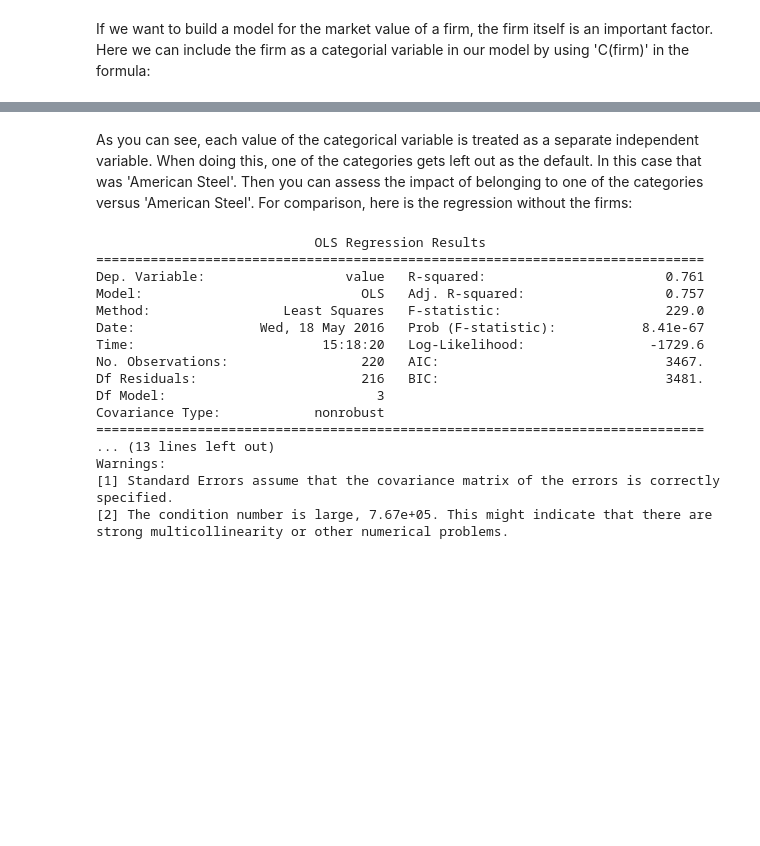
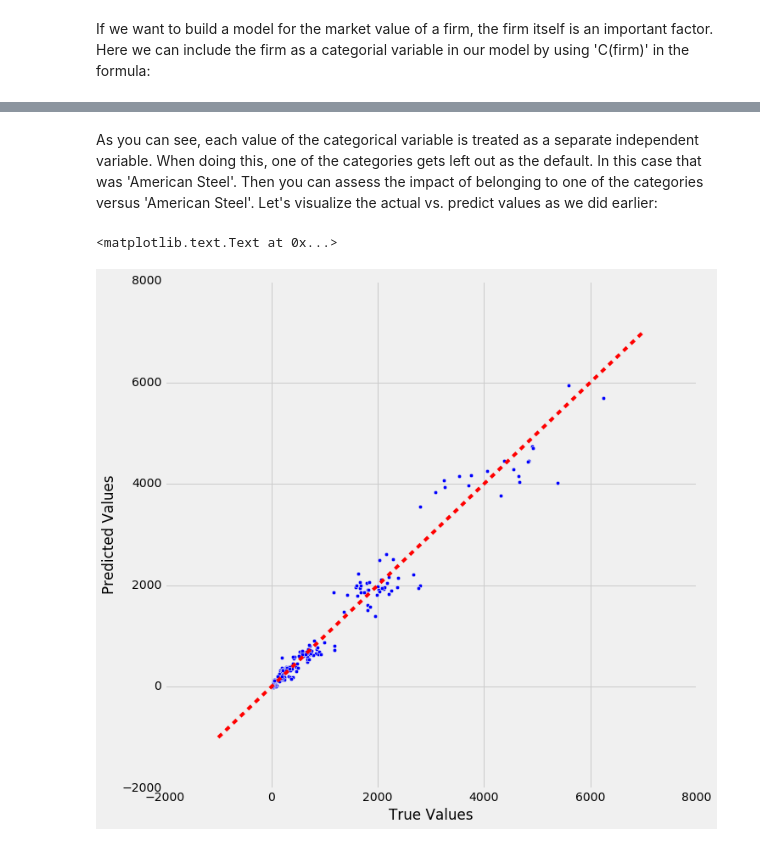
Before and after one commit to docmarionum1/python-data-science-primer, a Jupyter notebook: statsmodels/regression.ipynb, the cells around one changed output, grey strips where cells are left out. Saved outputs shown, nothing was run; the diff lists cells and outputs as text; code cells hidden in the pictures; blank space fills up the shorter version.

```diff
--- a/statsmodels/regression.ipynb
+++ b/statsmodels/regression.ipynb
@@ -226,25 +224,18 @@ Warnings:
 [2] The condition number is large, 8.71e+05. This might indicate that there are
 strong multicollinearity or other numerical problems.
 # %% [markdown]
-As you can see, each value of the categorical variable is treated as a separate independent variable.  When doing this, one of the categories gets left out as the default.  In this case that was 'American Steel'.  Then you can assess the impact of belonging to one of the categories versus 'American Steel'.  For comparison, here is the regression without the firms:
+As you can see, each value of the categorical variable is treated as a separate independent variable.  When doing this, one of the categories gets left out as the default.  In this case that was 'American Steel'.  Then you can assess the impact of belonging to one of the categories versus 'American Steel'.  Let's visualize the actual vs. predict values as we did earlier:
-# %%
-mod = smf.ols(formula='value ~ invest + capital + year', data = d).fit()
-print(mod.summary())
-# %% [output]
-                            OLS Regression Results
-==============================================================================
-Dep. Variable:                  value   R-squared:                       0.761
-Model:                            OLS   Adj. R-squared:                  0.757
-Method:                 Least Squares   F-statistic:                     229.0
-Date:                Wed, 18 May 2016   Prob (F-statistic):           8.41e-67
-Time:                        15:18:20   Log-Likelihood:                -1729.6
-No. Observations:                 220   AIC:                             3467.
-Df Residuals:                     216   BIC:                             3481.
-Df Model:                           3
-Covariance Type:            nonrobust
-==============================================================================
-... (13 lines left out)
-Warnings:
-[1] Standard Errors assume that the covariance matrix of the errors is correctly specified.
-[2] The condition number is large, 7.67e+05. This might indicate that there are
-strong multicollinearity or other numerical problems.
+# %%
+figure, ax = plt.subplots(figsize=(10,10))
+
+# Scatter the values of y vs. the predicted values from the model
+ax.scatter(d['value'], mod.predict())
+
+# Plot the line X=Y to help see the error
+ax.plot(ax.get_xlim(), ax.get_ylim(), 'r--')
+
+ax.set_xlabel("True Values")
+ax.set_ylabel("Predicted Values")
+# %% [output]
+<matplotlib.text.Text at 0x...>
+[figure, added]
```
Also changed, not shown: parts of 17 cells of this notebook.
